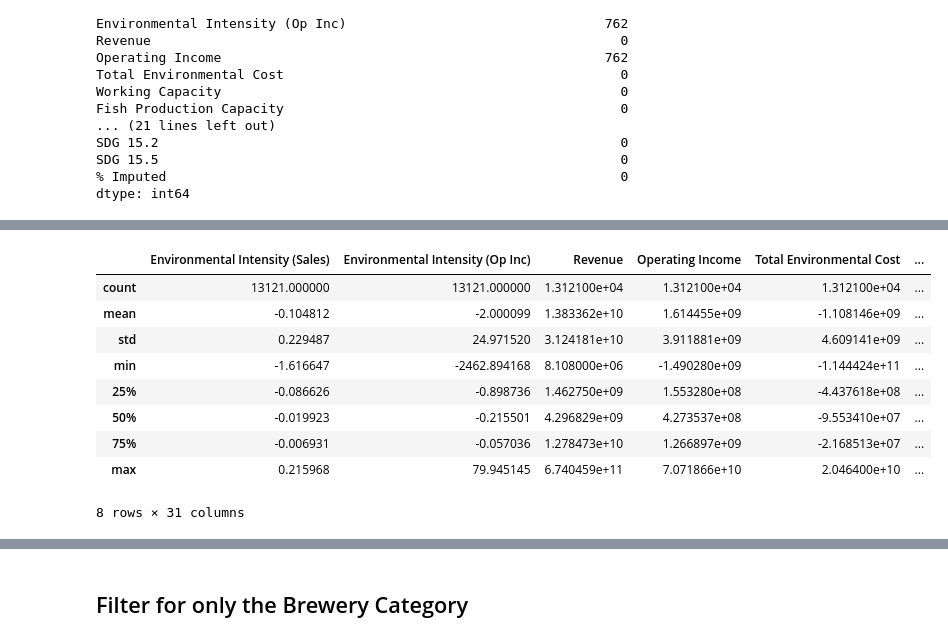
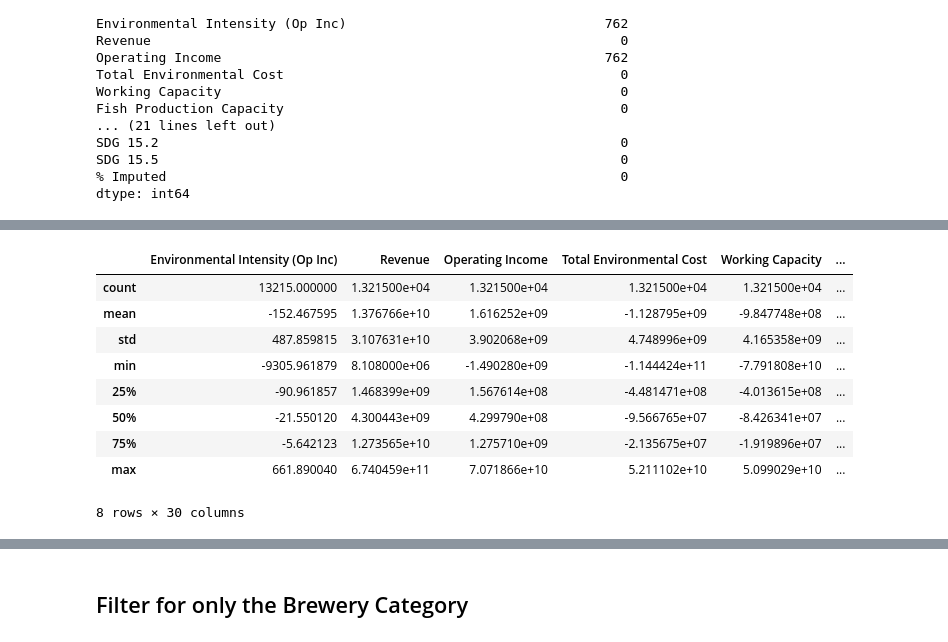
Before and after one commit to yummypugs/SPM-Project-Harvard, a Jupyter notebook: 1.0 Data Cleaning and Preprocessing.ipynb, the cells around one changed output, grey strips where cells are left out. Saved outputs shown, nothing was run; the diff lists cells and outputs as text; code cells hidden in the pictures.

```diff
--- a/1.0 Data Cleaning and Preprocessing.ipynb
+++ b/1.0 Data Cleaning and Preprocessing.ipynb
@@ -77,0 +214,3 @@ df.drop("Year", axis=1).describe()
+# %%
+# Load the dataset
+df = pd.read_excel("Old\Models\IWA_new.xlsx", sheet_name='Final Raw Sample(0%)')
@@ -77,0 +237,3 @@ df.drop("Year", axis=1).describe()
+# %%
+df = df.dropna()
+df["Environmental Intensity (Op Inc)"] = df["Environmental Intensity (Op Inc)"] * 100
@@ -138,20 +300,20 @@ plt.show()
 # %%
 # Calculate the 0.15th and 99.85th percentile
-pct_0_15 = np.percentile(df['Environmental Intensity (Sales)'], 0.5)
-pct_99_85 = np.percentile(df['Environmental Intensity (Sales)'], 99.5)
+pct_0_15 = np.percentile(df['Environmental Intensity (Op Inc)'], 0.15)
+pct_99_85 = np.percentile(df['Environmental Intensity (Op Inc)'], 99.85)
 
 # Remove the data points outside the 0.15th and 99.85th percentile
-df_new_sales = df[(df['Environmental Intensity (Sales)'] >= pct_0_15) & (df['Environmental Intensity (Sales)'] <= pct_99_85)].copy()
-df_new_sales.drop("Year", axis=1).describe()
+df_new_opinc = df[(df['Environmental Intensity (Op Inc)'] >= pct_0_15) & (df['Environmental Intensity (Op Inc)'] <= pct_99_85)].copy()
+df_new_opinc.drop(["Year", "Environmental Intensity (Sales)"], axis=1).describe()
 # %% [output]
-|  | Environmental Intensity (Sales) | Environmental Intensity (Op Inc) | Revenue | Operating Income | Total Environmental Cost | ... |
-| count | 13121.000000 | 13121.000000 | 1.312100e+04 | 1.312100e+04 | 1.312100e+04 | ... |
-| mean | -0.104812 | -2.000099 | 1.383362e+10 | 1.614455e+09 | -1.108146e+09 | ... |
-| std | 0.229487 | 24.971520 | 3.124181e+10 | 3.911881e+09 | 4.609141e+09 | ... |
-| min | -1.616647 | -2462.894168 | 8.108000e+06 | -1.490280e+09 | -1.144424e+11 | ... |
-| 25% | -0.086626 | -0.898736 | 1.462750e+09 | 1.553280e+08 | -4.437618e+08 | ... |
-| 50% | -0.019923 | -0.215501 | 4.296829e+09 | 4.273537e+08 | -9.553410e+07 | ... |
-| 75% | -0.006931 | -0.057036 | 1.278473e+10 | 1.266897e+09 | -2.168513e+07 | ... |
-| max | 0.215968 | 79.945145 | 6.740459e+11 | 7.071866e+10 | 2.046400e+10 | ... |
+|  | Environmental Intensity (Op Inc) | Revenue | Operating Income | Total Environmental Cost | Working Capacity | ... |
+| count | 13215.000000 | 1.321500e+04 | 1.321500e+04 | 1.321500e+04 | 1.321500e+04 | ... |
+| mean | -152.467595 | 1.376766e+10 | 1.616252e+09 | -1.128795e+09 | -9.847748e+08 | ... |
+| std | 487.859815 | 3.107631e+10 | 3.902068e+09 | 4.748996e+09 | 4.165358e+09 | ... |
+| min | -9305.961879 | 8.108000e+06 | -1.490280e+09 | -1.144424e+11 | -7.791808e+10 | ... |
+| 25% | -90.961857 | 1.468399e+09 | 1.567614e+08 | -4.481471e+08 | -4.013615e+08 | ... |
+| 50% | -21.550120 | 4.300443e+09 | 4.299790e+08 | -9.566765e+07 | -8.426341e+07 | ... |
+| 75% | -5.642123 | 1.273565e+10 | 1.275710e+09 | -2.135675e+07 | -1.919896e+07 | ... |
+| max | 661.890040 | 6.740459e+11 | 7.071866e+10 | 5.211102e+10 | 5.099029e+10 | ... |
-8 rows × 31 columns
+8 rows × 30 columns
 # %%
```
Also changed, not shown: parts of 40 cells of this notebook, 3 other files.
